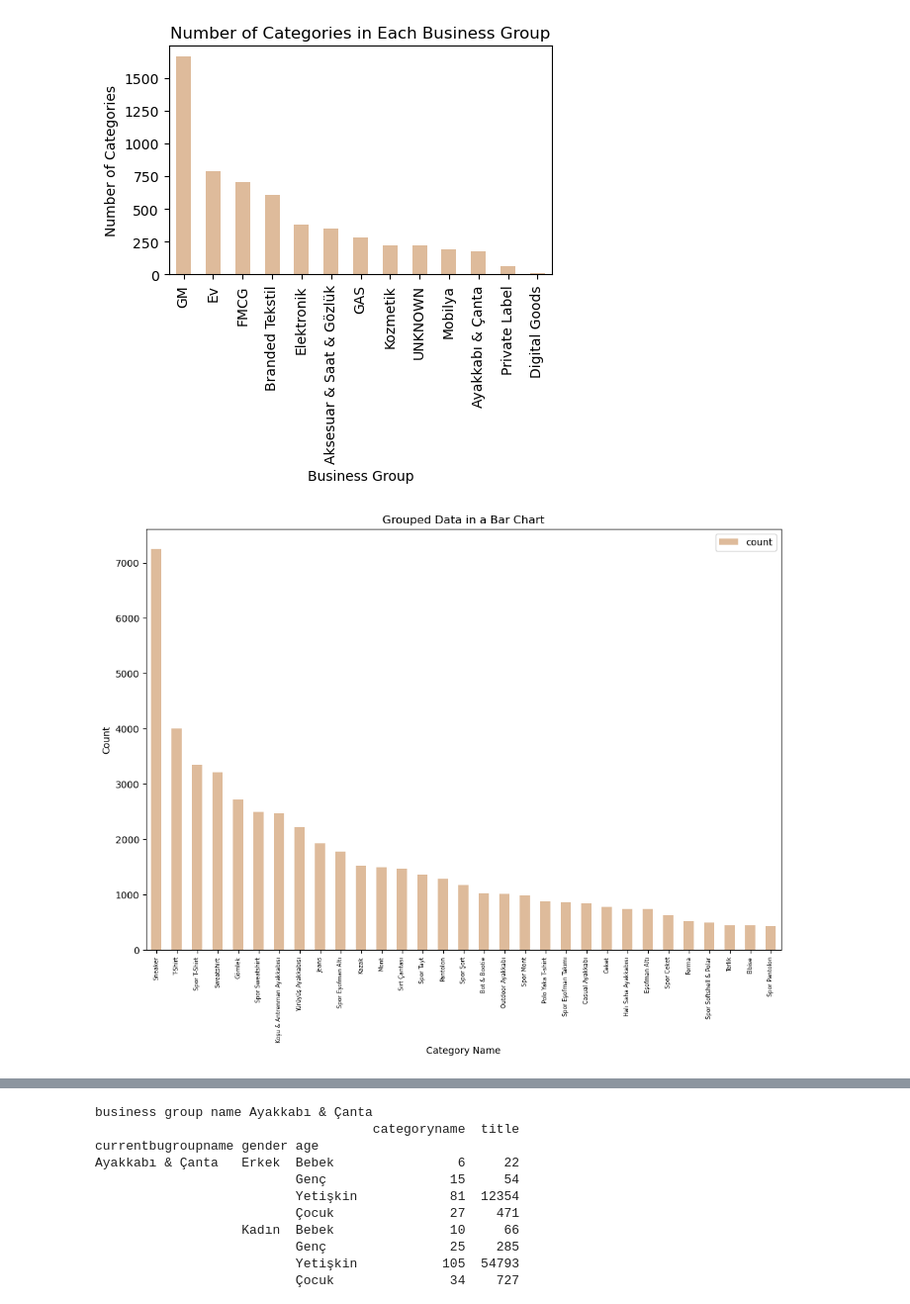
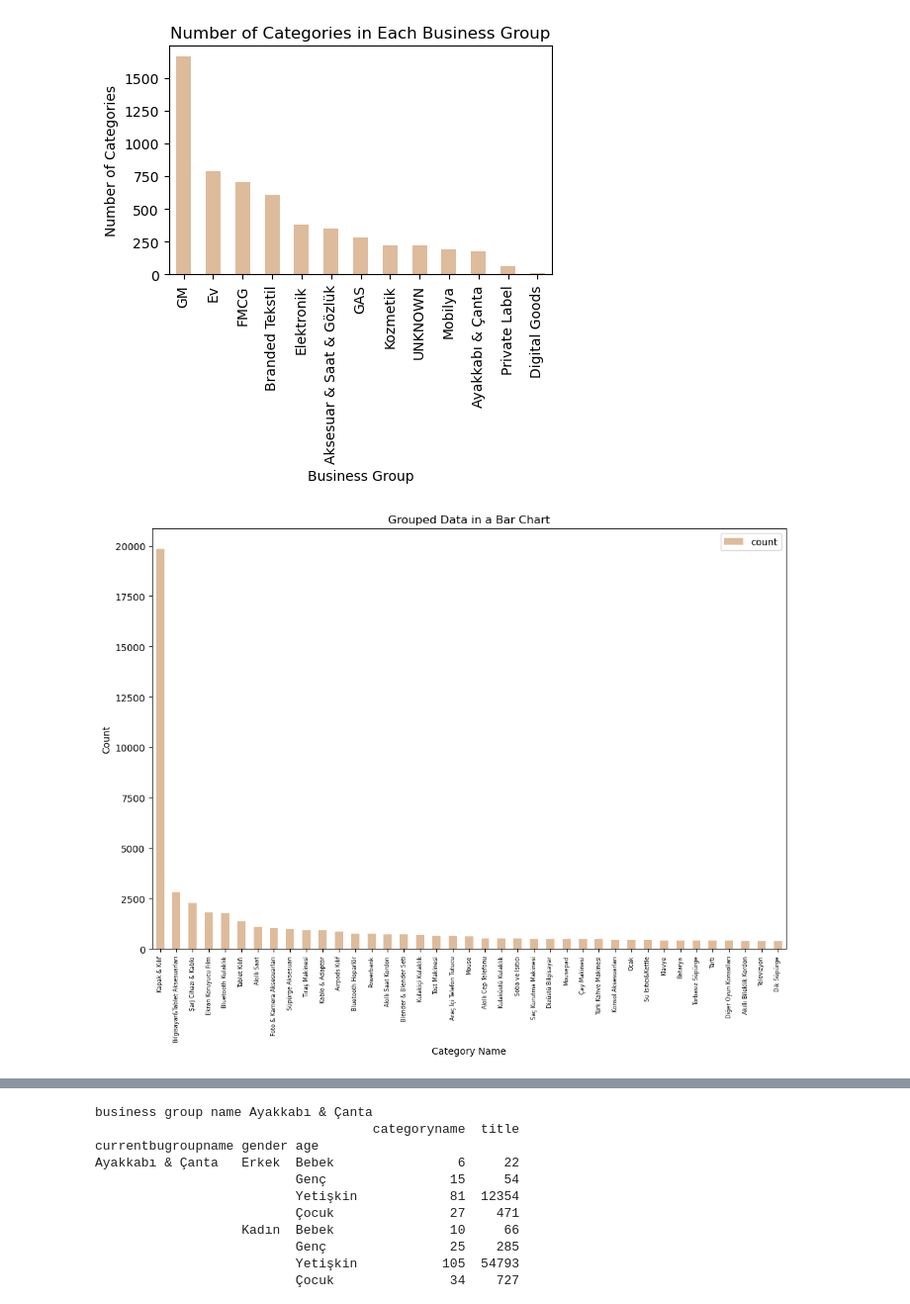
Before and after one commit to stopdemir/ecommerce-data-analysis, a Jupyter notebook: data_analysis.ipynb, the cells around one changed output, grey strips where cells are left out. Shown at 99% size. Drawn from its saved outputs; the diff is of its cells as text; code cells hidden in the pictures.

```diff
--- a/data_analysis.ipynb
+++ b/data_analysis.ipynb
@@ -203,19 +205,19 @@ plt.show()
 [figure]
 # %%
 # change the business group name with one you want to see for example GM, Ev, FMCG, etc.
-df_product_sub = df_product[df_product["currentbugroupname"]== "GAS"]
+df_product_sub = df_product[df_product["currentbugroupname"]== "Elektronik"]
 grouped_data = df_product_sub.groupby("categoryname").size().reset_index(name="count").sort_values(by="count", ascending=False)
 
 
 # be careful, there is a filter for "count" here
 grouped_data[grouped_data["count"] > 380].plot(kind="bar", x="categoryname", y="count", figsize=(12, 8), color=colors[5])
 plt.title('Grouped Data in a Bar Chart')
 plt.xlabel('Category Name')
 plt.ylabel('Count')
 plt.xticks(fontsize=6)
 plt.show()
 # %% [output]
-[figure, old version]
+[figure, new version]
 # %%
 print("number of business group name: ", df_product_sub["categoryname"].nunique())
 print()
```
Also changed, not shown: parts of 8 cells of this notebook.
